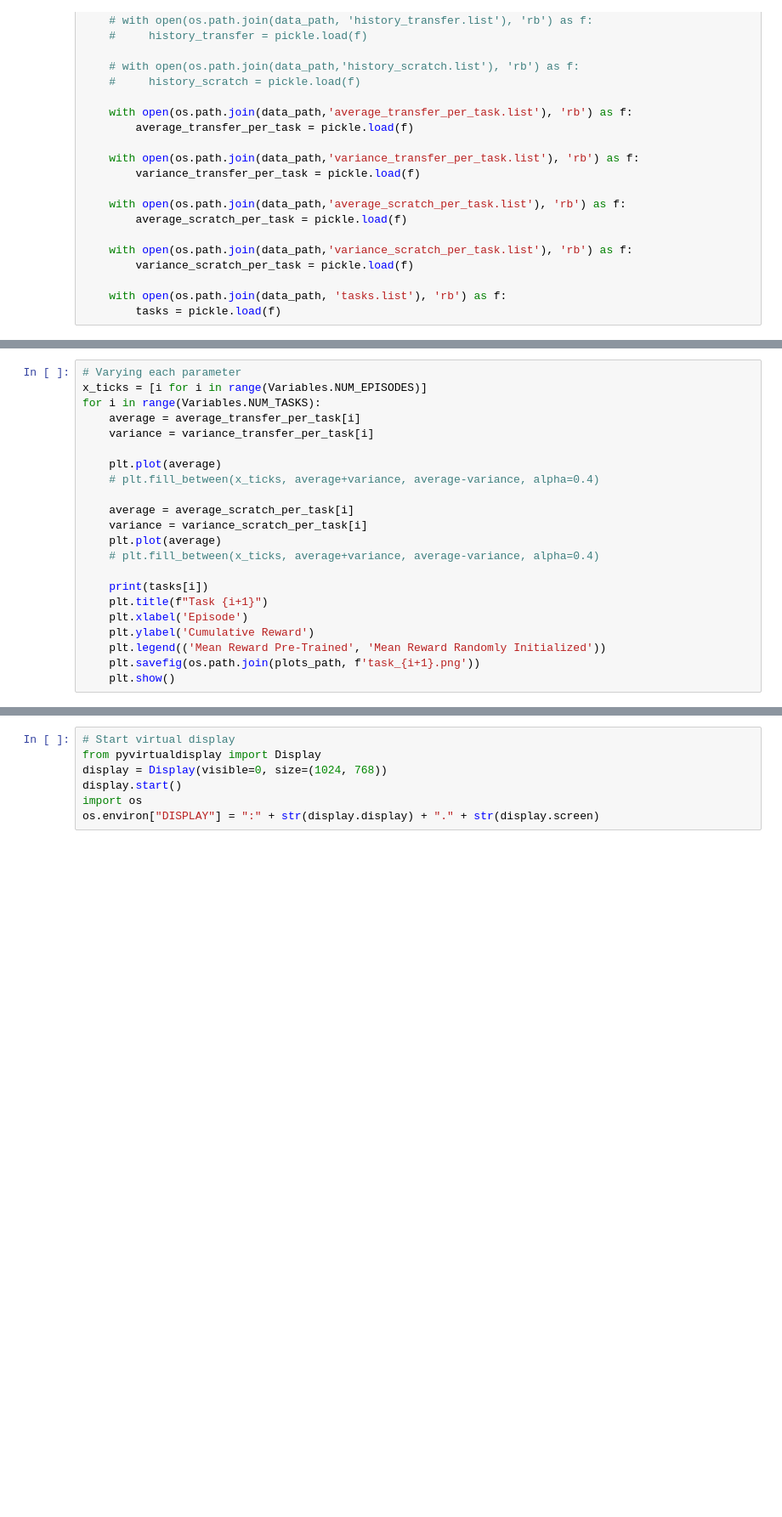
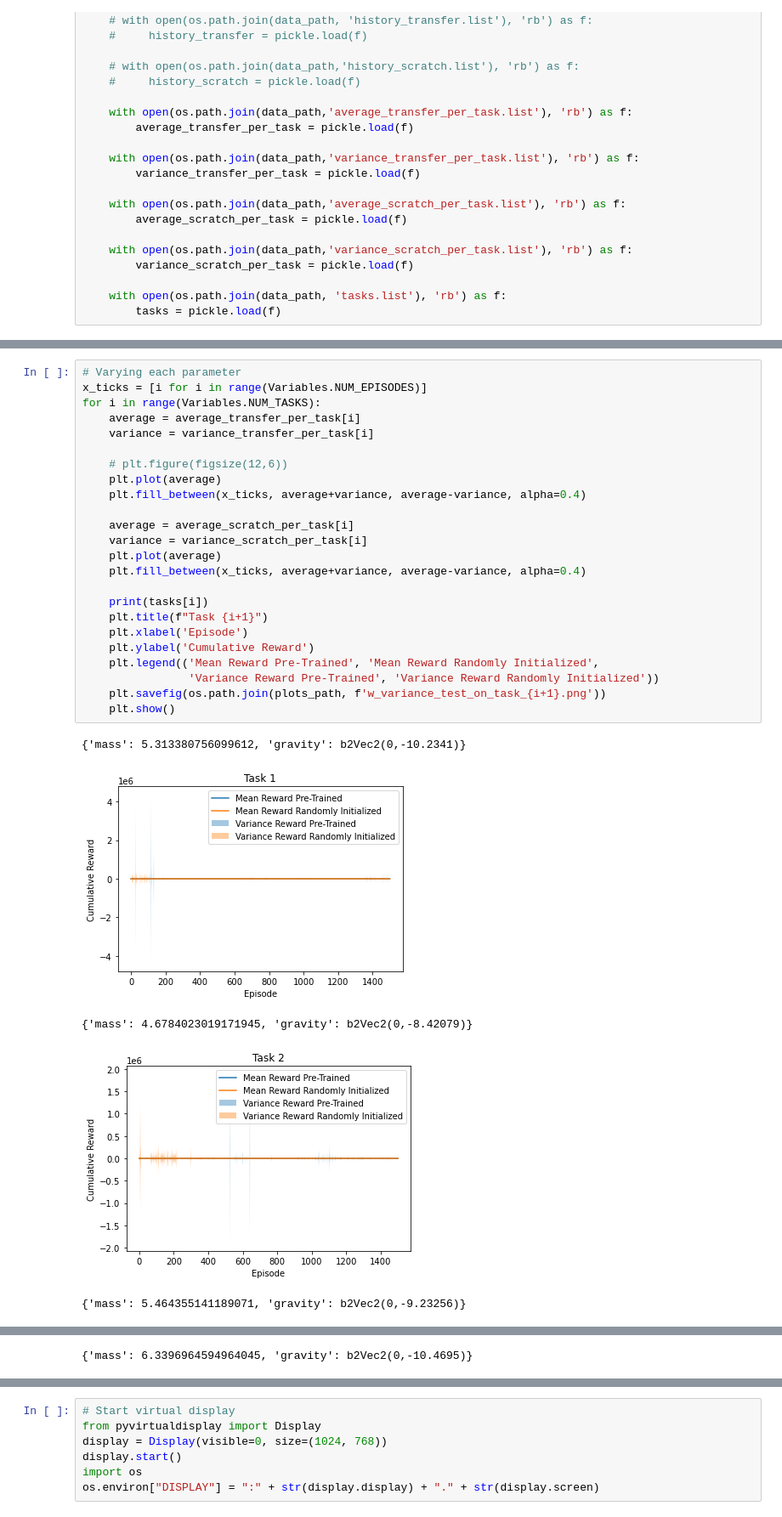
Before and after one commit to mattesko/Transfer-Deep-Reinforcement-Learning, a Jupyter notebook: ddpg_lander.ipynb, the cells around one changed output, grey strips where cells are left out. Shown at 85% size. Saved outputs shown, nothing was run; the diff lists cells and outputs as text; blank space fills up the shorter version.

```diff
--- a/ddpg_lander.ipynb
+++ b/ddpg_lander.ipynb
@@ -762,22 +796,30 @@ for i in range(Variables.NUM_TASKS):
 # %%
 # Varying each parameter
 x_ticks = [i for i in range(Variables.NUM_EPISODES)]
 for i in range(Variables.NUM_TASKS):
     average = average_transfer_per_task[i]
     variance = variance_transfer_per_task[i]
 
+    # plt.figure(figsize(12,6))
     plt.plot(average)
-    # plt.fill_between(x_ticks, average+variance, average-variance, alpha=0.4)
+    plt.fill_between(x_ticks, average+variance, average-variance, alpha=0.4)
 
     average = average_scratch_per_task[i]
     variance = variance_scratch_per_task[i]
     plt.plot(average)
-    # plt.fill_between(x_ticks, average+variance, average-variance, alpha=0.4)
+    plt.fill_between(x_ticks, average+variance, average-variance, alpha=0.4)
 
     print(tasks[i])
     plt.title(f"Task {i+1}")
     plt.xlabel('Episode')
     plt.ylabel('Cumulative Reward')
-    plt.legend(('Mean Reward Pre-Trained', 'Mean Reward Randomly Initialized'))
-    plt.savefig(os.path.join(plots_path, f'task_{i+1}.png'))
+    plt.legend(('Mean Reward Pre-Trained', 'Mean Reward Randomly Initialized',
+                'Variance Reward Pre-Trained', 'Variance Reward Randomly Initialized'))
+    plt.savefig(os.path.join(plots_path, f'w_variance_test_on_task_{i+1}.png'))
     plt.show()
+# %% [output]
+{'mass': 5.313380756099612, 'gravity': b2Vec2(0,-10.2341)}
+[figure, added]
+{'mass': 4.6784023019171945, 'gravity': b2Vec2(0,-8.42079)}
+[figure, added]
+{'mass': 5.464355141189071, 'gravity': b2Vec2(0,-9.23256)}
@@ -783,0 +827 @@ for i in range(Variables.NUM_TASKS):
+{'mass': 6.3396964594964045, 'gravity': b2Vec2(0,-10.4695)}
```
Also changed, not shown: parts of 7 cells of this notebook, 1 other file.
